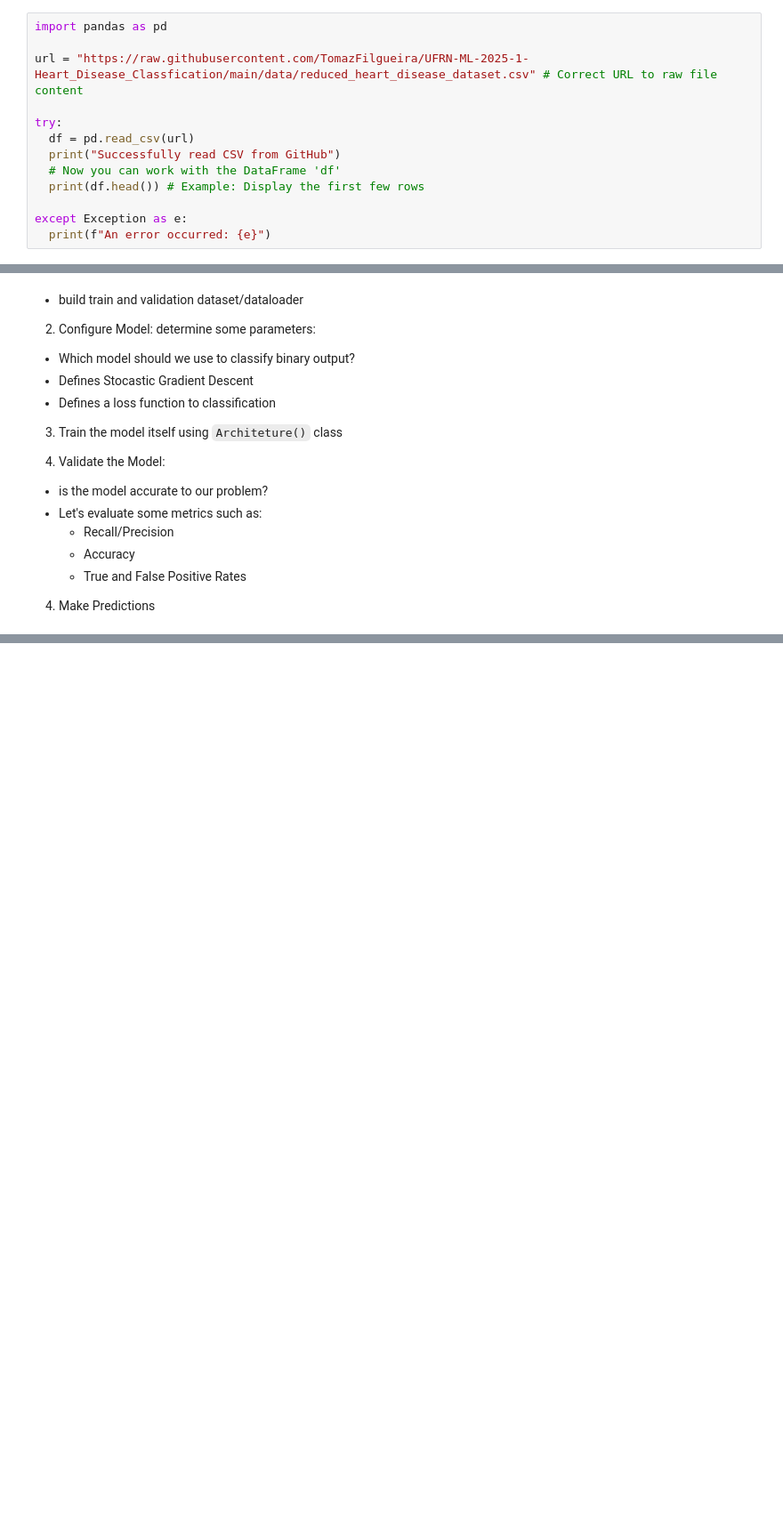
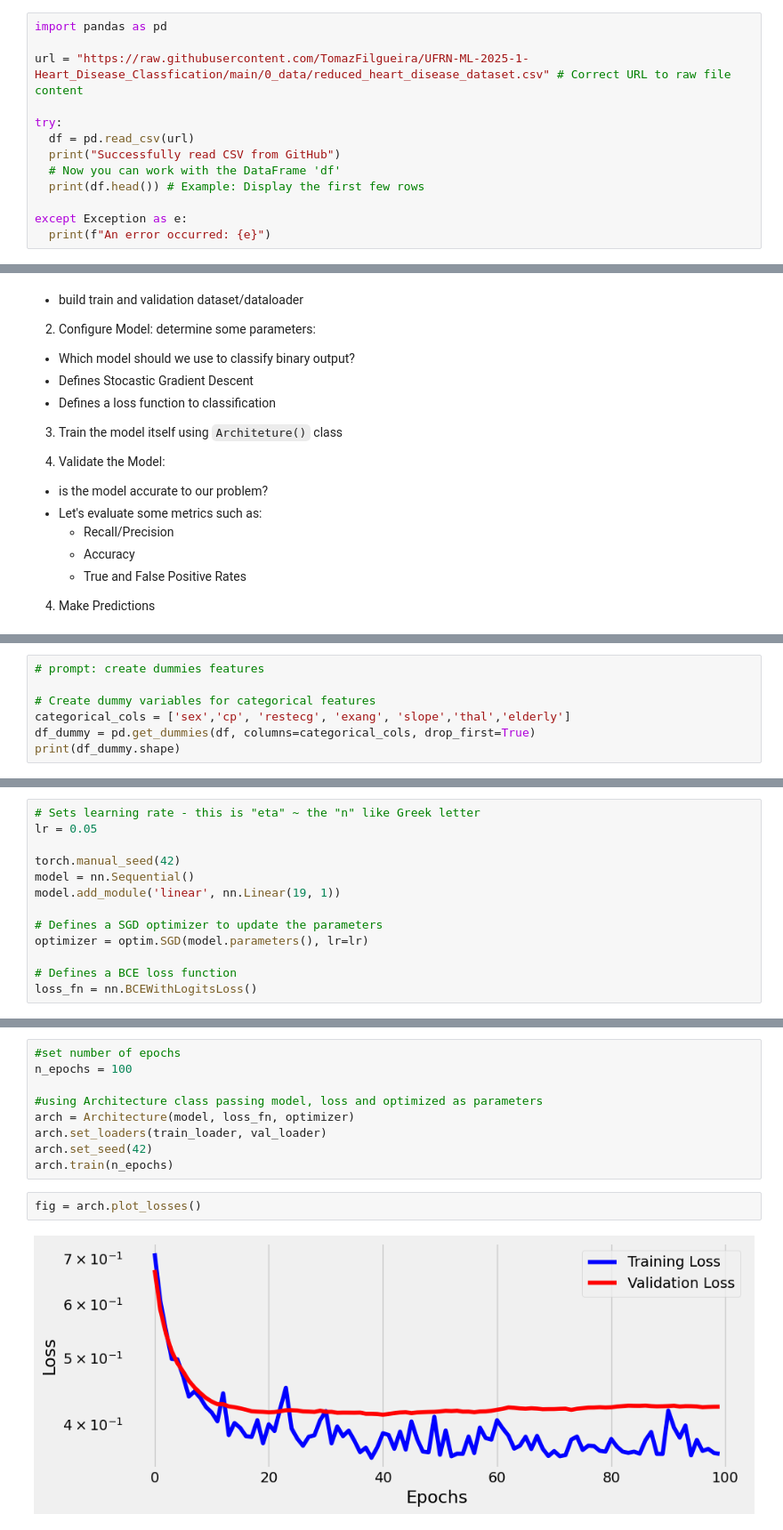
Before and after one commit to TomazFilgueira/UFRN-ML-2025-1, a Jupyter notebook: heart_disease_classification.ipynb, the cells around one changed output, grey strips where cells are left out. Shown: that part at 89% size. Cells and saved outputs as stored; diff of their text form; blank space fills up the shorter version.

Commit message:
train/validation error plot

```diff
--- a/heart_disease_classification.ipynb
+++ b/heart_disease_classification.ipynb
@@ -213,7 +218,7 @@ class Architecture(object):
 # %%
 import pandas as pd
 
-url = "https://raw.githubusercontent.com/TomazFilgueira/UFRN-ML-2025-1-Heart_Disease_Classfication/main/data/reduced_heart_disease_dataset.csv" # Correct URL to raw file content
+url = "https://raw.githubusercontent.com/TomazFilgueira/UFRN-ML-2025-1-Heart_Disease_Classfication/main/0_data/reduced_heart_disease_dataset.csv" # Correct URL to raw file content
 
 try:
   df = pd.read_csv(url)
@@ -265,0 +286,7 @@ Those checkpoints are:
+# %%
+# prompt: create dummies features
+
+# Create dummy variables for categorical features
+categorical_cols = ['sex','cp', 'restecg', 'exang', 'slope','thal','elderly']
+df_dummy = pd.get_dummies(df, columns=categorical_cols, drop_first=True)
+print(df_dummy.shape)
@@ -265,0 +363,13 @@ Those checkpoints are:
+# %%
+# Sets learning rate - this is "eta" ~ the "n" like Greek letter
+lr = 0.05
+
+torch.manual_seed(42)
+model = nn.Sequential()
+model.add_module('linear', nn.Linear(19, 1))
+
+# Defines a SGD optimizer to update the parameters
+optimizer = optim.SGD(model.parameters(), lr=lr)
+
+# Defines a BCE loss function
+loss_fn = nn.BCEWithLogitsLoss()
@@ -265,0 +378,13 @@ Those checkpoints are:
+# %%
+#set number of epochs
+n_epochs = 100
+
+#using Architecture class passing model, loss and optimized as parameters
+arch = Architecture(model, loss_fn, optimizer)
+arch.set_loaders(train_loader, val_loader)
+arch.set_seed(42)
+arch.train(n_epochs)
+# %%
+fig = arch.plot_losses()
+# %% [output]
+[figure, added]
```
Also changed, not shown: parts of 14 cells of this notebook.
